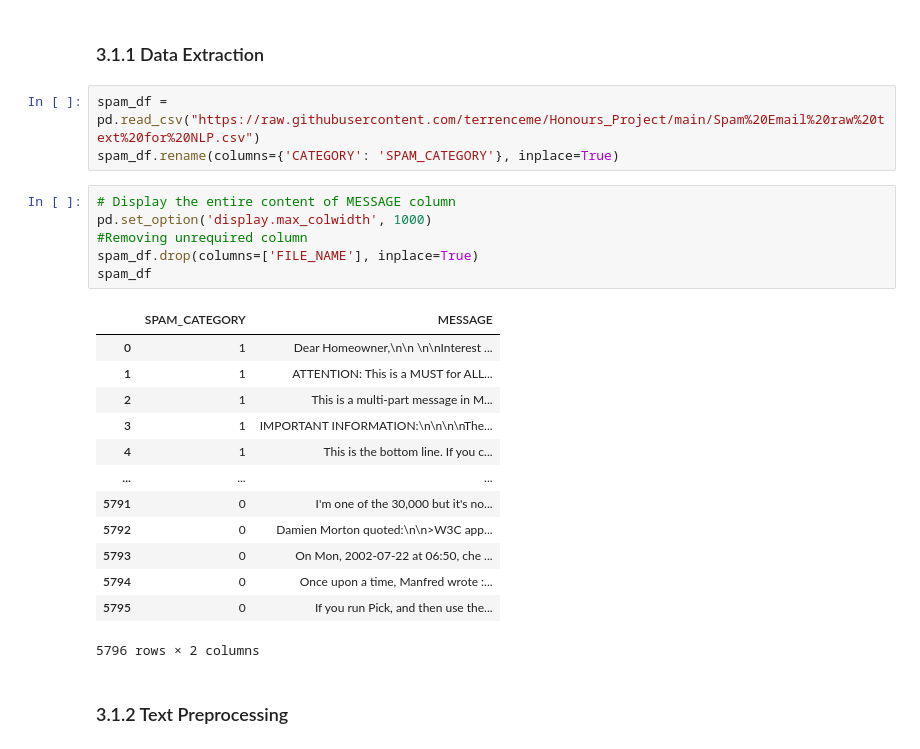
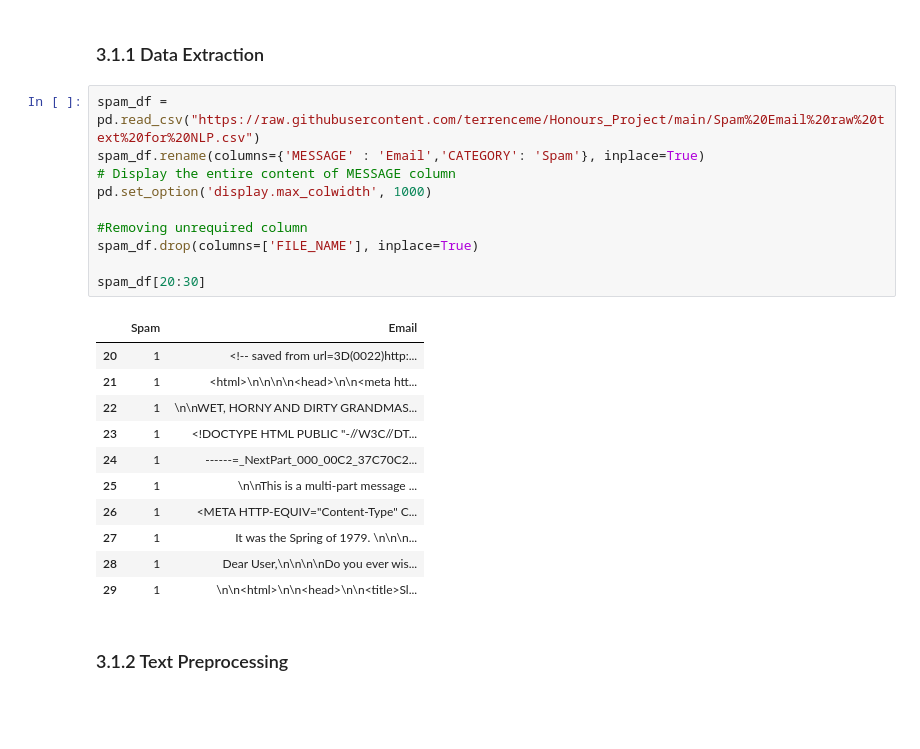
Before and after one commit to anisaftab/Spam_Email_Prediction_App, a Jupyter notebook: Honours_Project.ipynb, the cells around one changed output. Saved outputs shown, nothing was run; the diff lists cells and outputs as text; blank space fills up the shorter version.

```diff
--- a/Honours_Project.ipynb
+++ b/Honours_Project.ipynb
@@ -75,26 +94,25 @@ def preprocess(text):
 ### 3.1.1 Data Extraction
 # %%
 spam_df = pd.read_csv("https://raw.githubusercontent.com/terrenceme/Honours_Project/main/Spam%20Email%20raw%20text%20for%20NLP.csv")
-spam_df.rename(columns={'CATEGORY': 'SPAM_CATEGORY'}, inplace=True)
+spam_df.rename(columns={'MESSAGE' : 'Email','CATEGORY': 'Spam'}, inplace=True)
+# Display the entire content of MESSAGE column
+pd.set_option('display.max_colwidth', 1000)
+
+#Removing unrequired column
+spam_df.drop(columns=['FILE_NAME'], inplace=True)
+
+spam_df[20:30]
+# %% [output]
+|  | Spam | Email |
+| 20 | 1 | <!-- saved from url=3D(0022)http:... |
+| 21 | 1 | <html>\n\n\n\n<head>\n\n<meta htt... |
+| 22 | 1 | \n\nWET, HORNY AND DIRTY GRANDMAS... |
+| 23 | 1 | <!DOCTYPE HTML PUBLIC "-//W3C//DT... |
+| 24 | 1 | ------=_NextPart_000_00C2_37C70C2... |
+| 25 | 1 | \n\nThis is a multi-part message ... |
+| 26 | 1 | <META HTTP-EQUIV="Content-Type" C... |
+| 27 | 1 | It was the Spring of 1979. \n\n\n... |
+| 28 | 1 | Dear User,\n\n\n\nDo you ever wis... |
+| 29 | 1 | \n\n<html>\n\n<head>\n\n<title>Sl... |
-# %%
-# Display the entire content of MESSAGE column
-pd.set_option('display.max_colwidth', 1000)
-#Removing unrequired column
-spam_df.drop(columns=['FILE_NAME'], inplace=True)
-spam_df
-# %% [output]
-|  | SPAM_CATEGORY | MESSAGE |
-| 0 | 1 | Dear Homeowner,\n\n \n\nInterest ... |
-| 1 | 1 | ATTENTION: This is a MUST for ALL... |
-| 2 | 1 | This is a multi-part message in M... |
-| 3 | 1 | IMPORTANT INFORMATION:\n\n\n\nThe... |
-| 4 | 1 | This is the bottom line. If you c... |
-| ... | ... | ... |
-| 5791 | 0 | I'm one of the 30,000 but it's no... |
-| 5792 | 0 | Damien Morton quoted:\n\n>W3C app... |
-| 5793 | 0 | On Mon, 2002-07-22 at 06:50, che ... |
-| 5794 | 0 | Once upon a time, Manfred wrote :... |
-| 5795 | 0 | If you run Pick, and then use the... |
-5796 rows × 2 columns
 # %% [markdown]
 ### 3.1.2 Text Preprocessing
```
Also changed, not shown: parts of 68 cells of this notebook, 8 other files.
